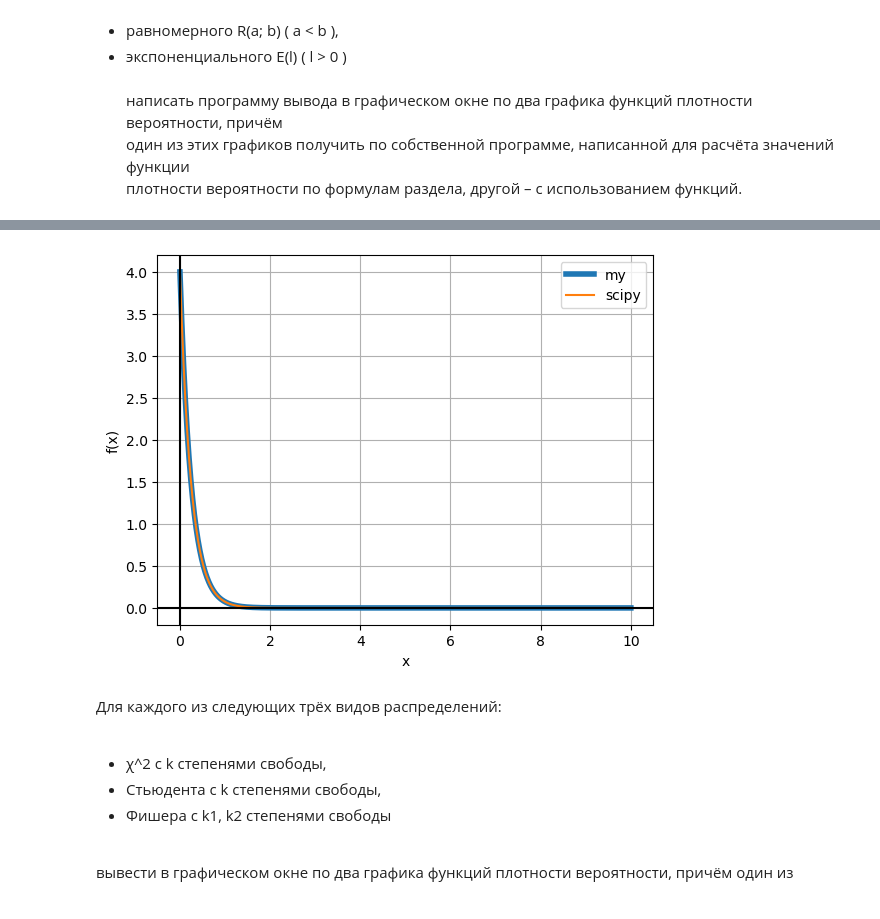
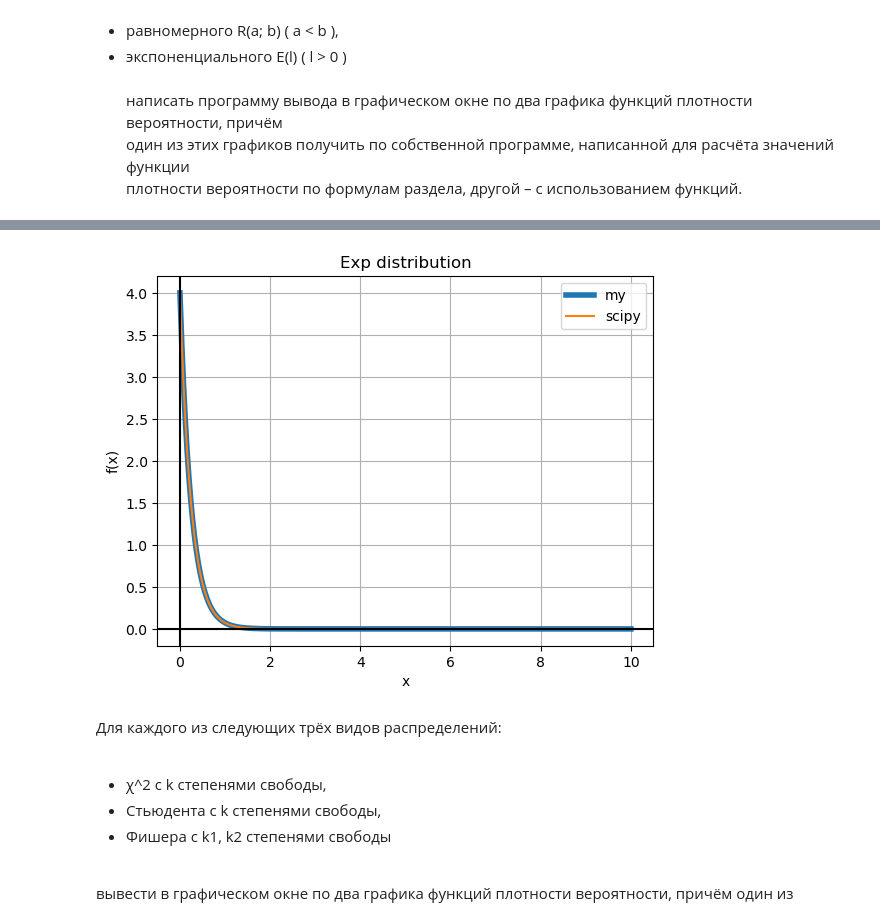
Before and after one commit to Jrvvv/Math_With_Py, a Jupyter notebook: Statistics_and_probability/PL2.ipynb, the cells around one changed output, grey strips where cells are left out. Drawn from its saved outputs; the diff is of its cells as text; code cells hidden in the pictures.

```diff
--- a/Statistics_and_probability/PL2.ipynb
+++ b/Statistics_and_probability/PL2.ipynb
@@ -78,35 +82,37 @@ plt.show()
 # %%
 # параметры распределения
 lambd = 4
 
 # собственная программа для расчета функции плотности вероятности
-def my_expon(x):
+def my_expon(x, lambd):
     if x < 0:
         return 0
     else:
         return lambd*np.exp(-lambd*x)
 
 # график функции плотности вероятности, полученный с помощью собственной программы
 x = np.linspace(0, 10, 1000)
-y_my = [my_expon(i) for i in x]
+y_my = [my_expon(i, lambd) for i in x]
 plt.plot(x, y_my, label='my', linewidth=4)
 
 # график функции плотности вероятности, полученный с помощью функции из библиотеки scipy
 y_scipy = expon.pdf(x, scale=1/lambd)
 plt.plot(x, y_scipy, label='scipy')
 
 plt.xlabel('x')
 plt.ylabel('f(x)')
 
 plt.grid('square')
 
+plt.title('Exp distribution')
+
 plt.axhline(y=0, color='k')
 plt.axvline(x=0, color='k')
 
 plt.legend()
 plt.show()
 # %% [output]
-[figure, old version]
+[figure, new version]
 # %% [markdown]
 Для каждого из следующих трёх видов распределений: <br><br>
 
```
Also changed, not shown: parts of 2 cells of this notebook.
